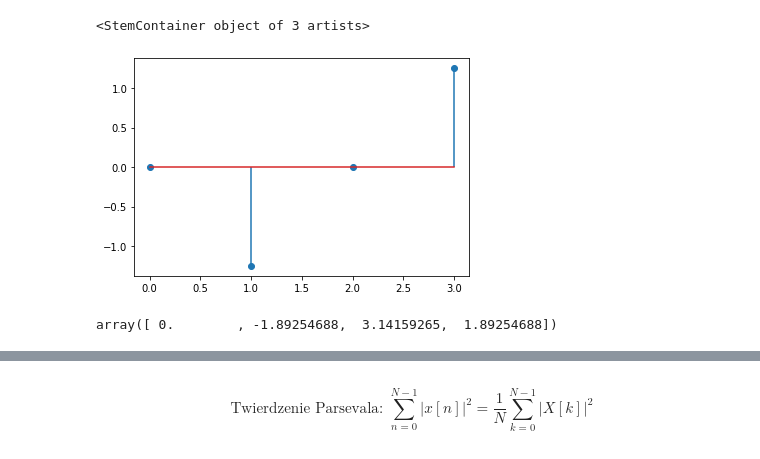
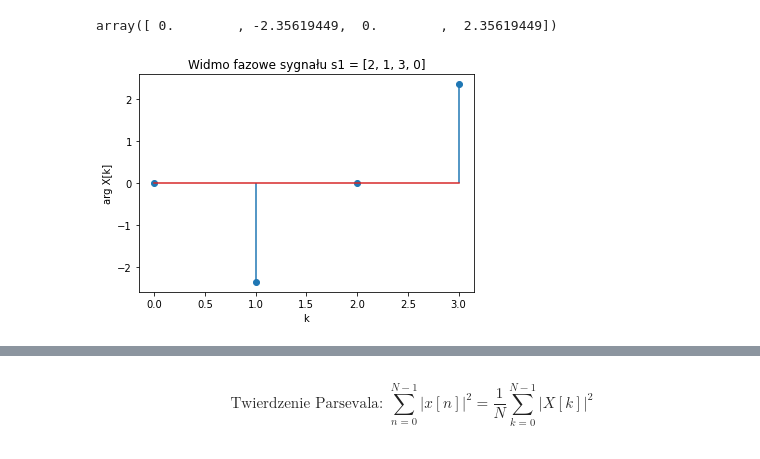
Before and after one commit to bartooo/multimedia-intro, a Jupyter notebook: discrete-time-signals-frequency/lab1_notebook.ipynb, the cells around one changed output, grey strips where cells are left out. Drawn from its saved outputs; the diff is of its cells as text; code cells hidden in the pictures.

```diff
--- a/discrete-time-signals-frequency/lab1_notebook.ipynb
+++ b/discrete-time-signals-frequency/lab1_notebook.ipynb
@@ -9,3 +13,3 @@ from matplotlib import pyplot as plt
 # %%
-s1 = [2, 3, 1, 0]
+s1 = [2, 1, 3, 0]
 # %%
@@ -59,11 +65,10 @@ array([ 0.        , -1.24904577,  0.        ,  1.24904577])
-# %%
-plt.stem(arg_s1_fft)
-# %% [output]
-<StemContainer object of 3 artists>
-[figure, removed]
+# %%
+arg_s1_fft # Widmo fazowe s1
+# %% [output]
+array([ 0.        , -2.35619449,  0.        ,  2.35619449])
+# %%
+plot_spectrum(arg_s1_fft, 'fazowe', 's1', s1)
+# %% [output]
+[figure, added]
 # %%
 arg_s2_fft = np.angle(s2_fft)
-# %%
-arg_s2_fft
-# %% [output]
-array([ 0.        , -1.89254688,  3.14159265,  1.89254688])
```
Also changed, not shown: parts of 157 cells of this notebook.
